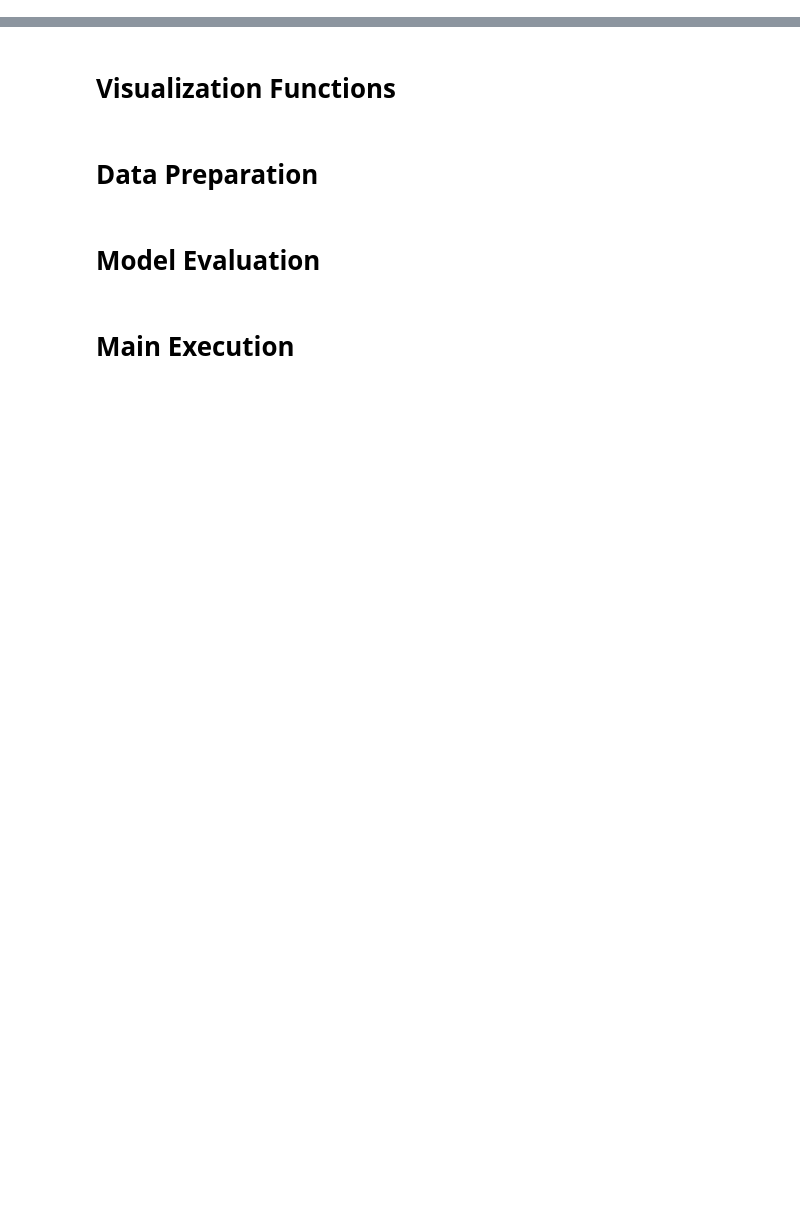
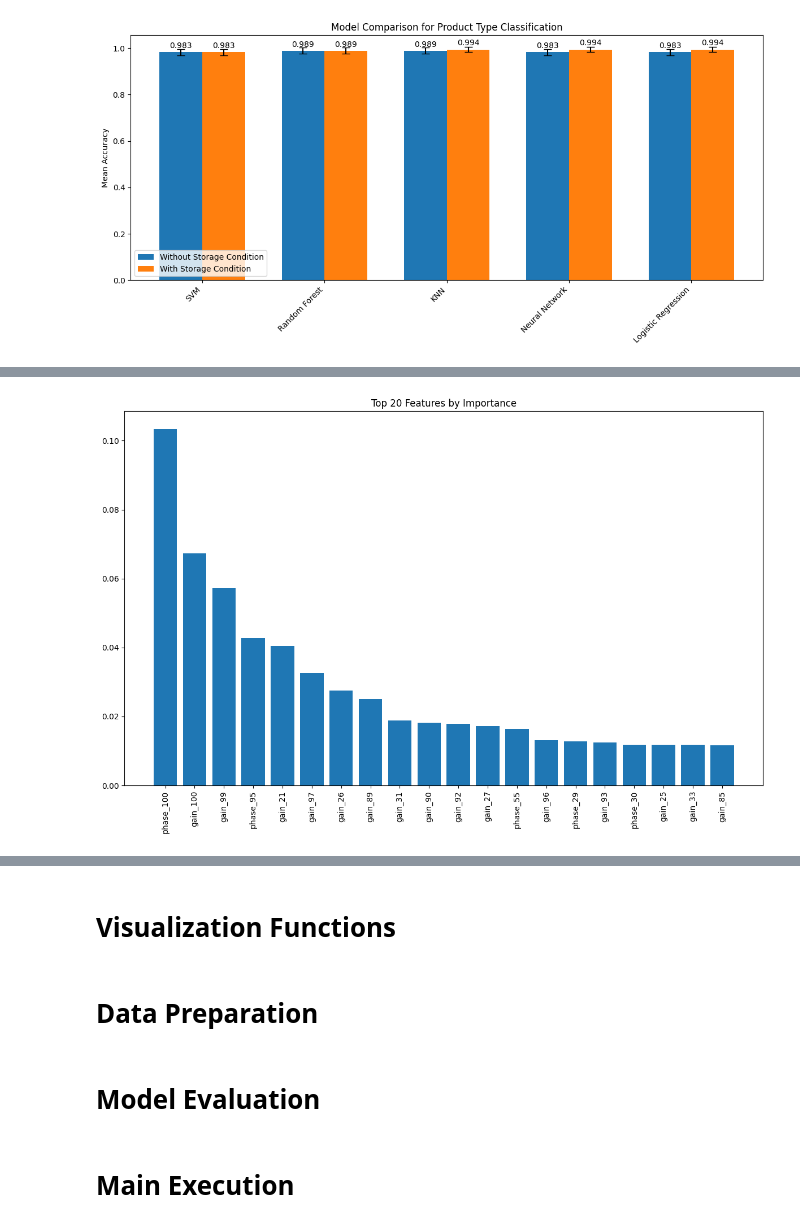
Before and after one commit to Yohannes1212/AIforFood, a Jupyter notebook: Product_Type_Classification.ipynb, the cells around one changed output, grey strips where cells are left out. Drawn from its saved outputs; the diff is of its cells as text; code cells hidden in the pictures; blank space fills up the shorter version.

```diff
--- a/Product_Type_Classification.ipynb
+++ b/Product_Type_Classification.ipynb
@@ -19,0 +600,68 @@ from sklearn.linear_model import LogisticRegression
+# %%
+# Main Execution
+if __name__ == "__main__":
+    # 1. Prepare Data
+    X_with_storage, X_without_storage, y_product, class_labels, feature_cols = prepare_data()
+
+    # 2. Load Models
+    print("Loading best parameters and creating models...")
+    best_params = load_best_parameters()
+    if best_params is None:
+        print("Error: Could not load hyperparameter results. Exiting.")
+        import sys
+        sys.exit(1)
+
+    models_with_storage = create_models(best_params, 'with_storage_condition')
+    models_without_storage = create_models(best_params, 'without_storage_condition')
+
+    # 3. Evaluate Models
+    print("\nEvaluating models with storage condition...")
+    results_with_storage = evaluate_models(X_with_storage, y_product, models_with_storage)
+
+    print("\nEvaluating models without storage condition...")
+    results_without_storage = evaluate_models(X_without_storage, y_product, models_without_storage)
+
+    # 4. Generate Visualizations and Analysis
+    print("\nGenerating visualizations and analysis...")
+
+    # Model comparison plot
+    plot_model_comparison(results_without_storage, results_with_storage)
+
+    # Confusion matrices with actual class labels
+    plot_confusion_matrices(results_without_storage, results_with_storage, class_labels)
+
+    # ROC AUC Analysis
+    print("\nPerforming ROC AUC analysis...")
+    roc_results_with = evaluate_roc_auc(X_with_storage, y_product, models_with_storage, class_labels)
+    roc_results_without = evaluate_roc_auc(X_without_storage, y_product, models_without_storage, class_labels)
+    compare_roc_auc(roc_results_with, roc_results_without, class_labels)
+
+    # Feature Importance Analysis
+    print("\nAnalyzing feature importance...")
+    if 'Random Forest' in models_with_storage:
+        rf_model = models_with_storage['Random Forest']
+        top_features = analyze_feature_importance(
+            rf_model, X_with_storage, feature_cols,
+            top_n=20, include_storage=True
+        )
+
+        print("\nTop 10 most important features:")
+        for i, (feature, importance) in enumerate(top_features[:10]):
+            print(f"{i+1}. {feature}: {importance:.4f}")
+
+    # Statistical analysis
+    stats_results = perform_statistical_analysis(results_without_storage, results_with_storage)
+
+    # Save analysis summary
+    save_analysis_summary(results_without_storage, results_with_storage,
+                         stats_results, roc_results_with, roc_results_without)
+
+    # Learning curves
+    print("\nGenerating learning curves...")
+    for model_name, model in models_with_storage.items():
+        print(f"Generating learning curve for {model_name}...")
+        plot_learning_curves(X_with_storage, y_product, model, model_name)
+
+    print("\nAnalysis complete!")
+    print(f"All results saved to: {RESULTS_DIR}")
+# %% [output]
@@ -19,0 +685 @@ from sklearn.linear_model import LogisticRegression
+[figure, added]
@@ -19,0 +703 @@ from sklearn.linear_model import LogisticRegression
+[figure, added]
```
Also changed, not shown: parts of 14 cells of this notebook, 37 other files.
